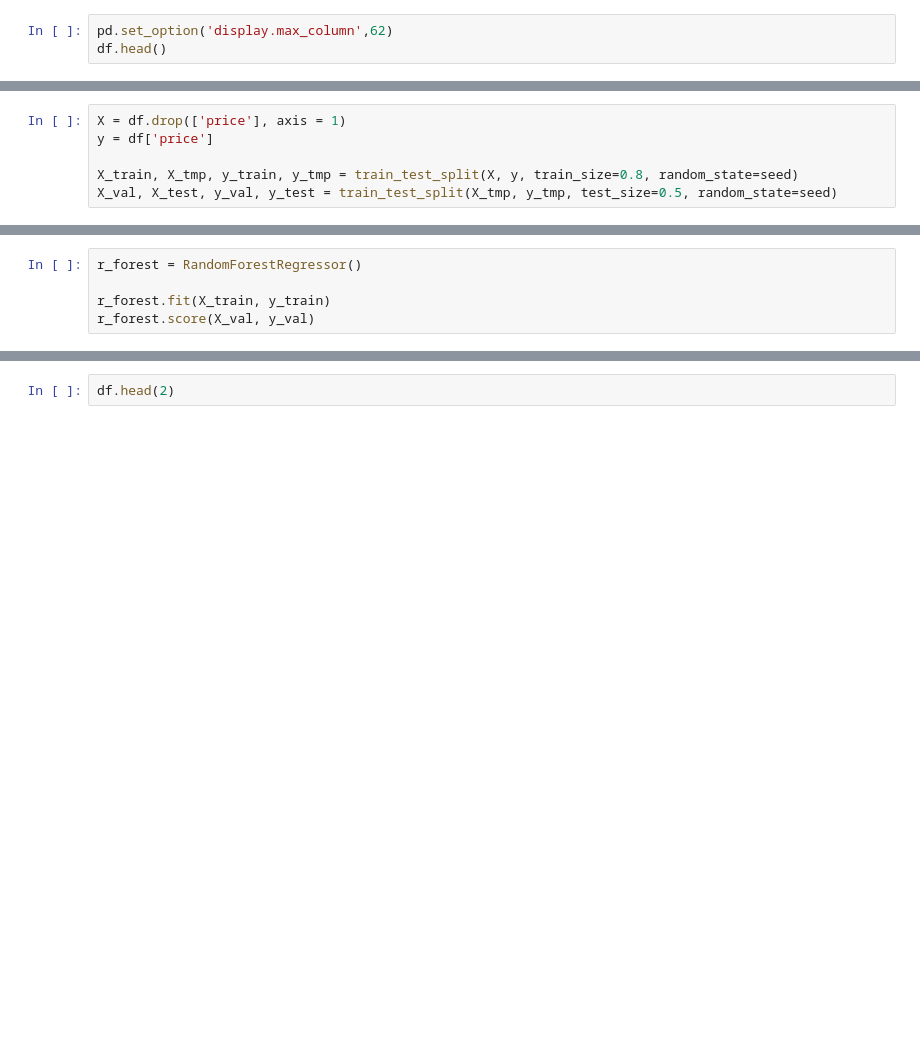
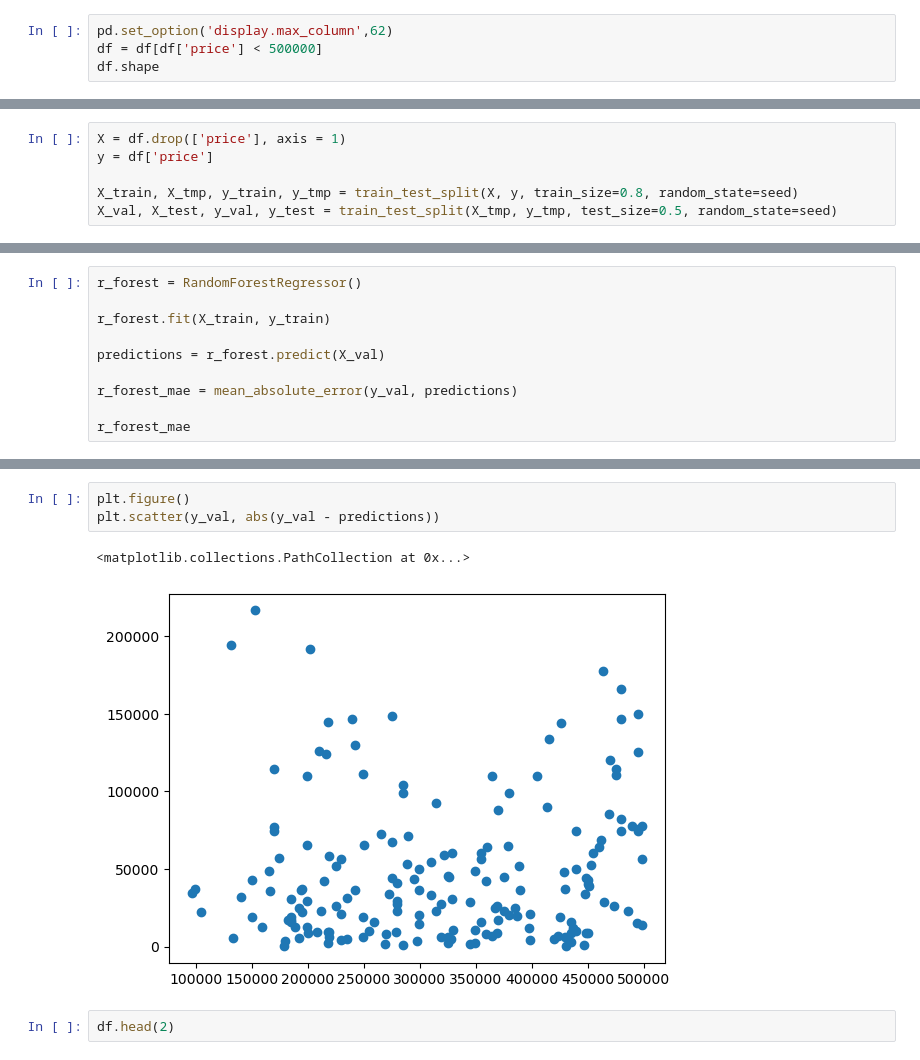
Before and after one commit to Nacim-B/Flat_Price_Prediction_in_Lyon, a Jupyter notebook: Flat_Price_Prediction.ipynb, the cells around one changed output, grey strips where cells are left out. Drawn from its saved outputs; the diff is of its cells as text; blank space fills up the shorter version.

Commit message:
score with mean absolute error, model adjustement needed

```diff
--- a/Flat_Price_Prediction.ipynb
+++ b/Flat_Price_Prediction.ipynb
@@ -316,5 +316,6 @@ df[df['10 pièces'] == True]
 df.drop([69001,69002,69003,69004,69005,69006,69007,69008,69009], axis = 1, inplace= True)
 # %%
 pd.set_option('display.max_column',62)
-df.head()
+df = df[df['price'] < 500000]
+df.shape
 # %% [output]
@@ -347,5 +344,10 @@ from sklearn.ensemble import RandomForestRegressor
 r_forest = RandomForestRegressor()
 
 r_forest.fit(X_train, y_train)
-r_forest.score(X_val, y_val)
+
+predictions = r_forest.predict(X_val)
+
+r_forest_mae = mean_absolute_error(y_val, predictions)
+
+r_forest_mae
 # %% [output]
@@ -357,3 +374,9 @@ r_forest.score(X_test, y_test)
+# %%
+plt.figure()
+plt.scatter(y_val, abs(y_val - predictions))
+# %% [output]
+<matplotlib.collections.PathCollection at 0x...>
+[figure, added]
 # %%
 df.head(2)
 # %% [output]
```
Also changed, not shown: parts of 5 cells of this notebook.
